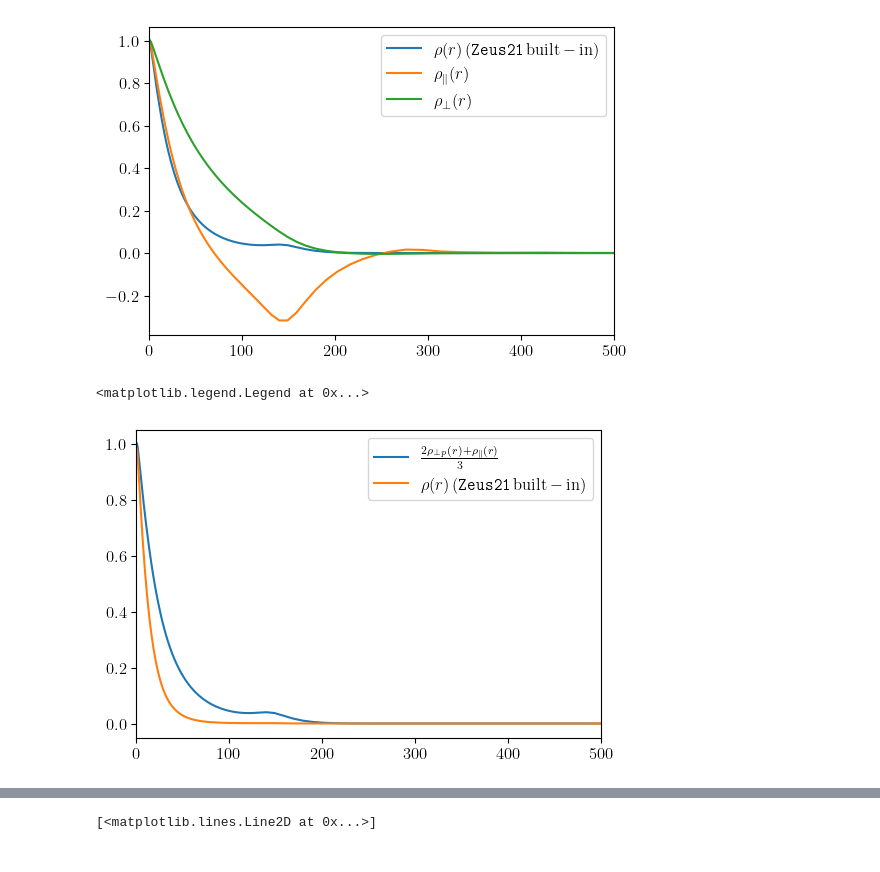
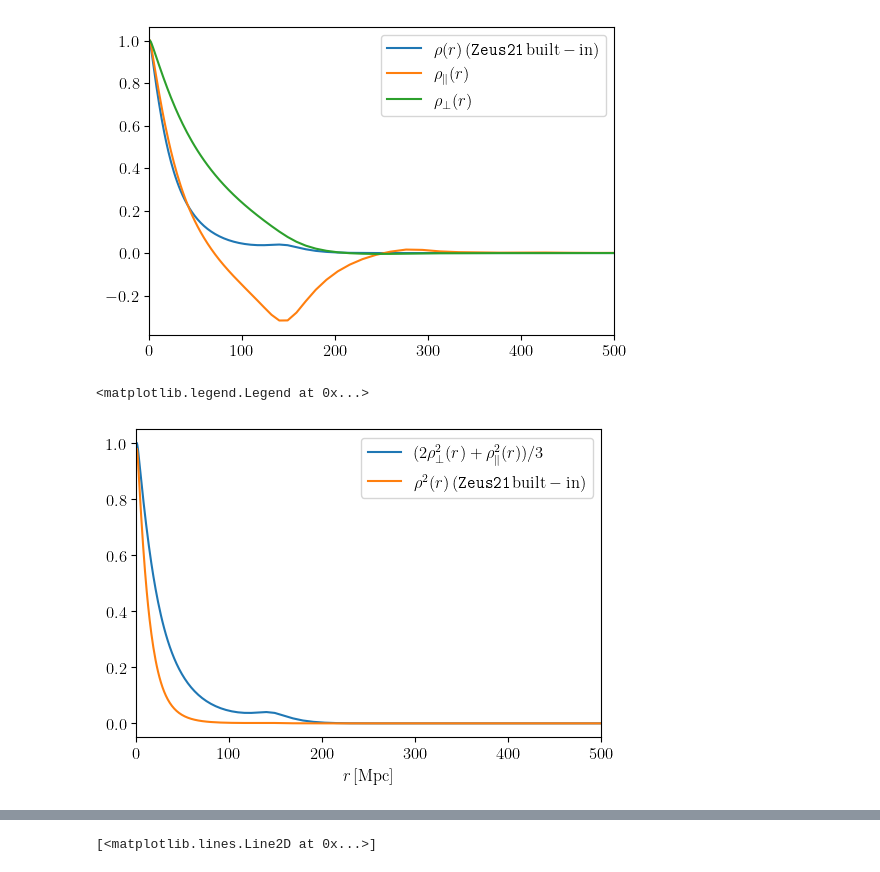
Before and after one commit to ryanyrzh/Zeus21, a Jupyter notebook: aniso_tests/xi_eta_aniso.ipynb, the cells around one changed output, grey strips where cells are left out. Cells and saved outputs as stored; diff of their text form; code cells hidden in the pictures.

```diff
--- a/aniso_tests/xi_eta_aniso.ipynb
+++ b/aniso_tests/xi_eta_aniso.ipynb
@@ -45,10 +45,11 @@ ax.legend()
 # %%
 weighted_avg = (2 * rho_perp**2 + rho_para**2) / 3
 fig, ax = plt.subplots(1, 1, figsize=(6,4))
-ax.plot(rlist, weighted_avg, label=r'$\frac{2\rho_{\perp p}(r) + \rho_{\parallel}(r)}{3}$')
-ax.plot(r_list, rho**2, label=r'$\rho(r)\,(\texttt{Zeus21}\,\mathrm{built-in})$')
+ax.plot(rlist, weighted_avg, label=r'$(2\rho_{\perp}^2(r) + \rho_{\parallel}^2(r))/3$')
+ax.plot(r_list, rho**2, label=r'$\rho^2(r)\,(\texttt{Zeus21}\,\mathrm{built-in})$')
 ax.set_xlim(0, 500)
+ax.set_xlabel(r'$r\,[\mathrm{Mpc}]$')
 ax.legend()
 # %% [output]
 <matplotlib.legend.Legend at 0x...>
-[figure, old version]
+[figure, new version]
```
Also changed, not shown: parts of 2 cells of this notebook.
